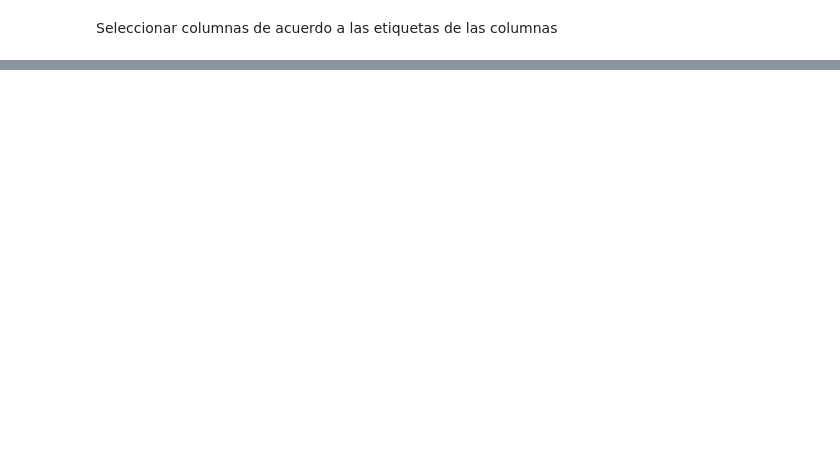
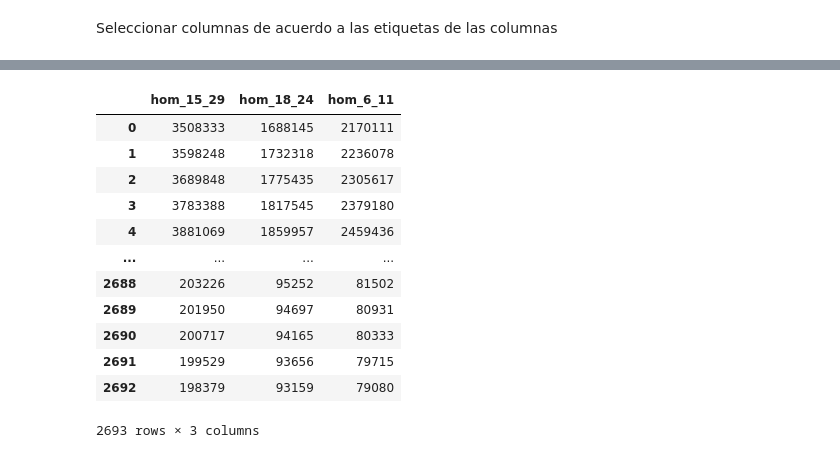
Before and after one commit to m-durand/propedeutico_python, a Jupyter notebook: notebooks/4_pandas_exploracion_db.ipynb, the cells around one changed output, grey strips where cells are left out. Saved outputs shown, nothing was run; the diff lists cells and outputs as text; code cells hidden in the pictures; blank space fills up the shorter version.

```diff
--- a/notebooks/4_pandas_exploracion_db.ipynb
+++ b/notebooks/4_pandas_exploracion_db.ipynb
@@ -521,4 +579,18 @@ df.loc[:,'sector':'rama']
 # %%
-df.loc[:,['localidad','rama','clase']]
+df.loc[:,['hom_15_29','hom_18_24','hom_6_11']]
+# %% [output]
+|  | hom_15_29 | hom_18_24 | hom_6_11 |
+| 0 | 3508333 | 1688145 | 2170111 |
+| 1 | 3598248 | 1732318 | 2236078 |
+| 2 | 3689848 | 1775435 | 2305617 |
+| 3 | 3783388 | 1817545 | 2379180 |
+| 4 | 3881069 | 1859957 | 2459436 |
+| ... | ... | ... | ... |
+| 2688 | 203226 | 95252 | 81502 |
+| 2689 | 201950 | 94697 | 80931 |
+| 2690 | 200717 | 94165 | 80333 |
+| 2691 | 199529 | 93656 | 79715 |
+| 2692 | 198379 | 93159 | 79080 |
+2693 rows × 3 columns
 # %%
 df.loc[0:1,]
```
Also changed, not shown: parts of 25 cells of this notebook.
